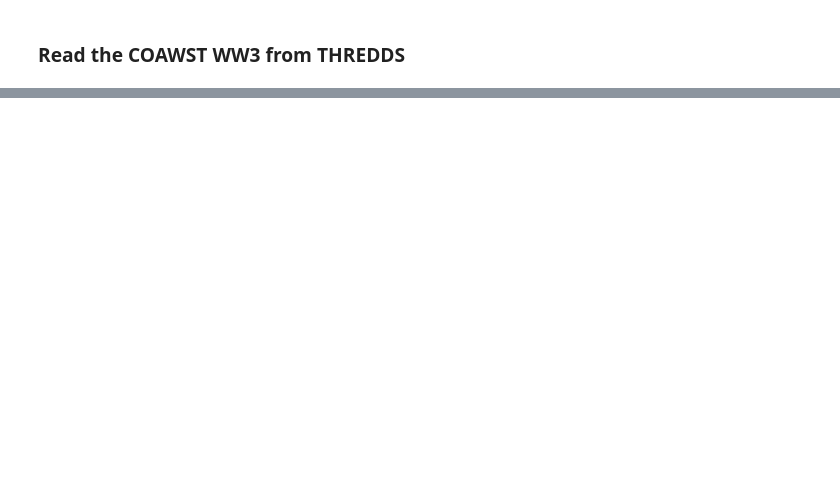
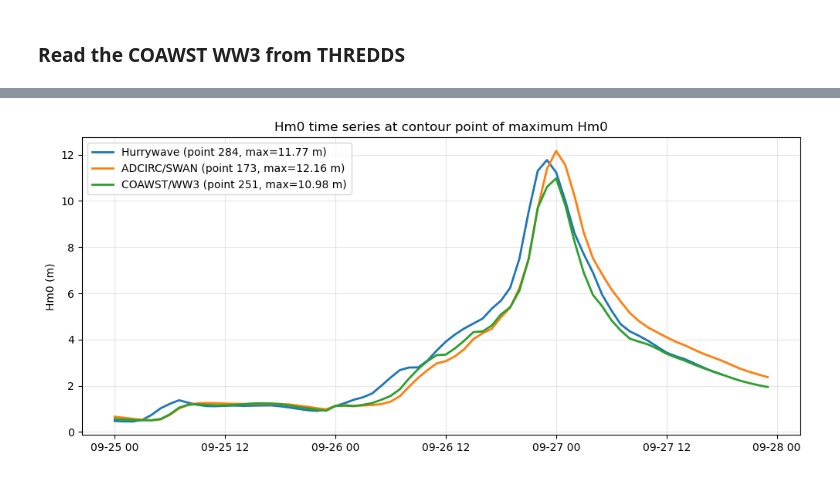
Before and after one commit to csherwood-usgs/NOPP_comparison, a Jupyter notebook: extract_all3_eflux.ipynb, the cells around one changed output, grey strips where cells are left out. Cells and saved outputs as stored; diff of their text form; code cells hidden in the pictures; blank space fills up the shorter version.

```diff
--- a/extract_all3_eflux.ipynb
+++ b/extract_all3_eflux.ipynb
@@ -265,0 +279,11 @@ Attributes:
+# %%
+ds_ad = calc_hm0(ds_ad)
+time = ds_ad["time"].values   # datetime64 array
+dt = (time[1] - time[0])   # numpy.timedelta64
+dt_seconds = dt / np.timedelta64(1, "s")
+print('ADCIRC/SWAN')
+print( 'Start: ', time[0] )
+print( 'End  : ', time[-1] )
+print( 'Deltat:', dt_seconds, 's')
+print( 'Hm0:',np.max( ds_ad['hm0'].values ))
+ds_ad
@@ -304,5 +352,13 @@ dap_url = (
     "ww3.202409_spec.nc"
 )
 ds_cw = read_coawst_2dspec( dap_url )
+ds_cw = calc_hm0(ds_cw)
+time = ds_cw["time"].values   # datetime64 array
+dt = (time[1] - time[0])   # numpy.timedelta64
+dt_seconds = dt / np.timedelta64(1, "s")
+print( 'Start: ', time[0] )
+print( 'End  : ', time[-1] )
+print( 'Deltat:', dt_seconds, 's')
+print( 'Hm0:',np.max( ds_cw['hm0'].values ))
 ds_cw
 # %% [output]
@@ -361,0 +443,36 @@ array(18.601803, dtype=float32)
+# %%
+import numpy as np
+import matplotlib.pyplot as plt
+
+def plot_hm0_at_max_point(ds, ax=None, label=None):
+    """
+    Plot hm0(time) at the contour point where hm0 reaches its maximum value.
+    Assumes ds['hm0'] has dims ('time', 'point').
+    """
+    hm0 = ds["hm0"].values  # (time, point)
+
+    # index of overall max in the 2D array
+    it, ip = np.unravel_index(np.nanargmax(hm0), hm0.shape)
+
+    if ax is None:
+        fig, ax = plt.subplots(figsize=(10, 4))
+
+    ax.plot(ds["time"].values, hm0[:, ip], lw=2,
+            label=f"{label or ds.attrs.get('model','model')} (point {ip}, max={hm0[it, ip]:.2f} m)")
+
+    return ip, it, ax
+
+fig, ax = plt.subplots(figsize=(12, 5))
+
+ip_hw, it_hw, ax = plot_hm0_at_max_point(ds_hw_t, ax=ax, label="Hurrywave")
+ip_ad, it_ad, ax = plot_hm0_at_max_point(ds_ad_t, ax=ax, label="ADCIRC/SWAN")
+ip_cw, it_cw, ax = plot_hm0_at_max_point(ds_cw_t, ax=ax, label="COAWST/WW3")
+
+ax.set_ylabel("Hm0 (m)")
+ax.set_title("Hm0 time series at contour point of maximum Hm0")
+ax.grid(True, alpha=0.3)
+ax.legend()
+
+plt.show()
+# %% [output]
+[figure, added]
```
Also changed, not shown: parts of 11 cells of this notebook.
